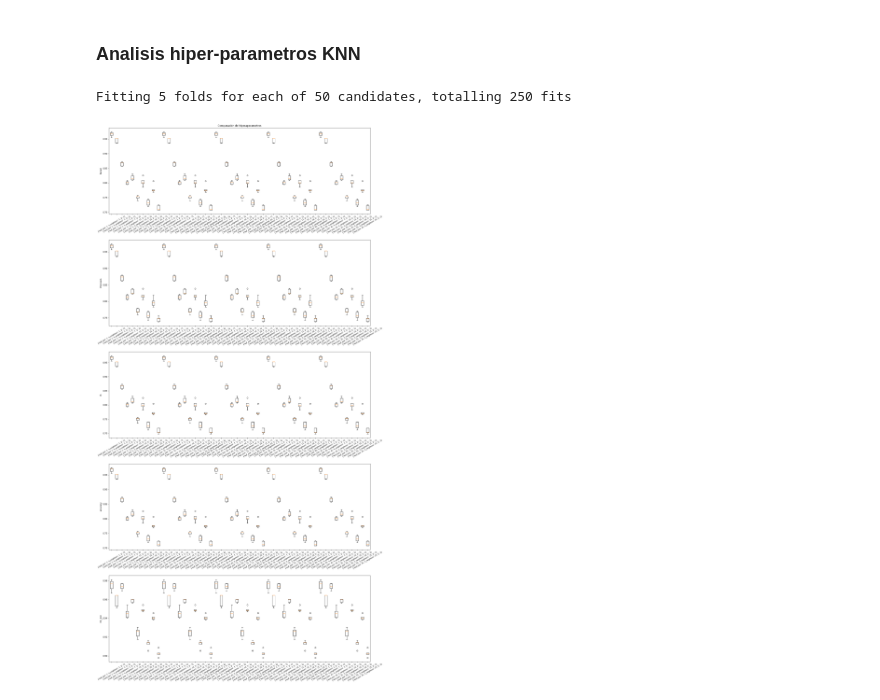
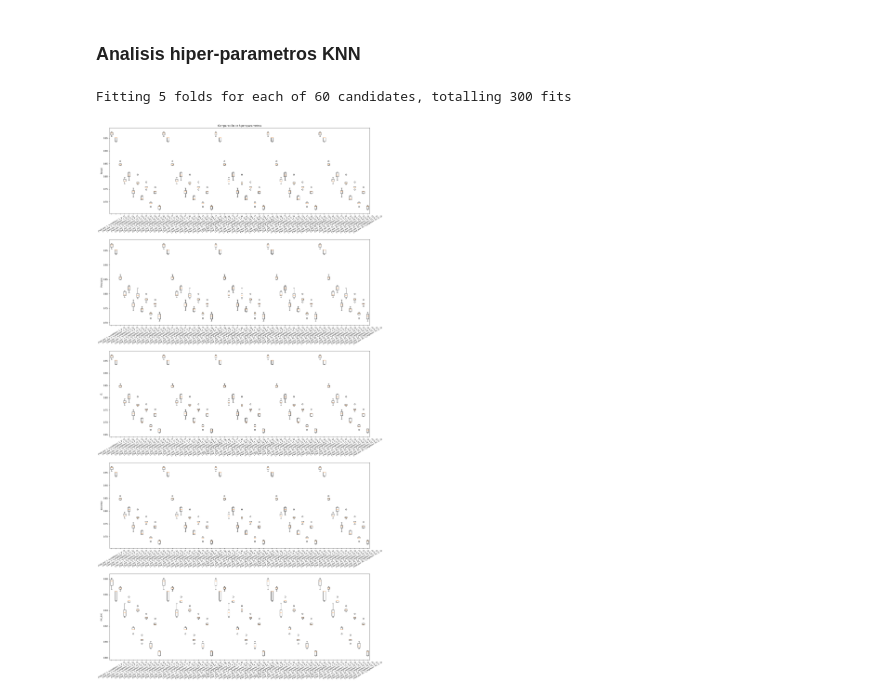
Before and after one commit to vidaldani/MangoGrading, a Jupyter notebook: NearestNeighbor.ipynb, the cells around one changed output. Cells and saved outputs as stored; diff of their text form; code cells hidden in the pictures.

```diff
--- a/NearestNeighbor.ipynb
+++ b/NearestNeighbor.ipynb
@@ -75,17 +75,17 @@ Average       0.677222          0.885291
 # %%
 param_grid = {
     "leaf_size": list(range(1,50,10)),
-    "n_neighbors": list(range(1,30,6)),
+    "n_neighbors": list(range(1,round(np.sqrt((f-1)*n)),8)),
     "p":[1,2]
 }
 search = GridSearchCV(estimator = modelKNN, param_grid =param_grid, n_jobs=-1,cv=CV,scoring=scoring,verbose=1,refit=False,return_train_score=False)
 search_results = search.fit(X,t)
 # %% [output]
-Fitting 5 folds for each of 50 candidates, totalling 250 fits
+Fitting 5 folds for each of 60 candidates, totalling 300 fits
 # %%
 
 df = pd.DataFrame.from_dict(search_results.cv_results_)
-#df.to_excel("./informe/tables/parameters_knn.xlsx")
+df.to_excel("./informe/tables/parameters_knn.xlsx")
 labels = df['params']
 
 data_recall =[]
@@ -123,31 +123,31 @@ ax[1].set(
     ylabel='Precision'
 )
 
 ax[2].boxplot(data_f1,labels=labels)
 ax[2].set_xticklabels(labels=labels,rotation=30, fontsize=8)
 ax[2].set(
     axisbelow=True,  # Hide the grid behind plot objects
     ylabel='f1'
 )
 
 
 ax[3].boxplot(data_accuracy,labels=labels)
 ax[3].set_xticklabels(labels=labels,rotation=30, fontsize=8)
 ax[3].set(
     axisbelow=True,  # Hide the grid behind plot objects
     ylabel='accuracy'
 )
 
 
 ax[4].boxplot(data_roc_auc,labels=labels)
 ax[4].set_xticklabels(labels=labels,rotation=30, fontsize=8)
 ax[4].set(
     axisbelow=True,  # Hide the grid behind plot objects
     ylabel='roc_auc'
 )
 fig.subplots_adjust(left=0.08, right=3, bottom=0.05, top=9,
                     hspace=0.3, wspace=0.3)
 
 plt.show()
 # %% [output]
-[figure, old version]
+[figure, new version]
```
Also changed, not shown: parts of 2 cells of this notebook, 3 other files.
